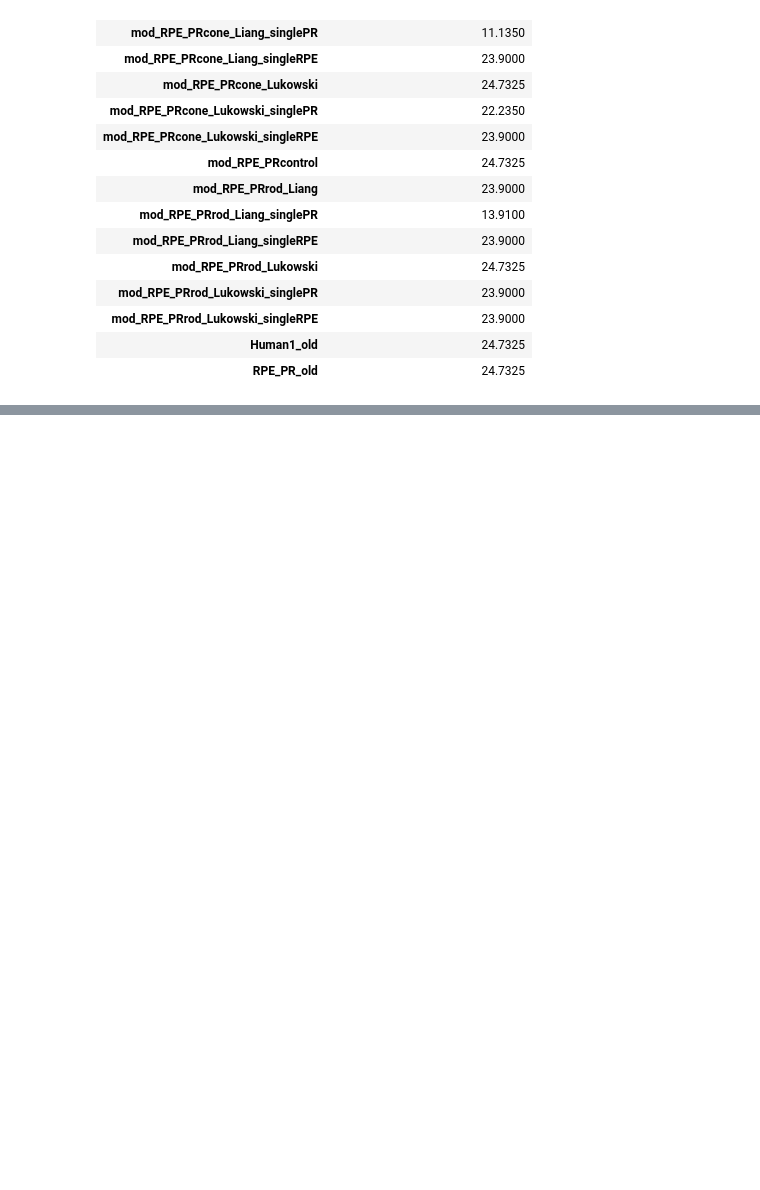
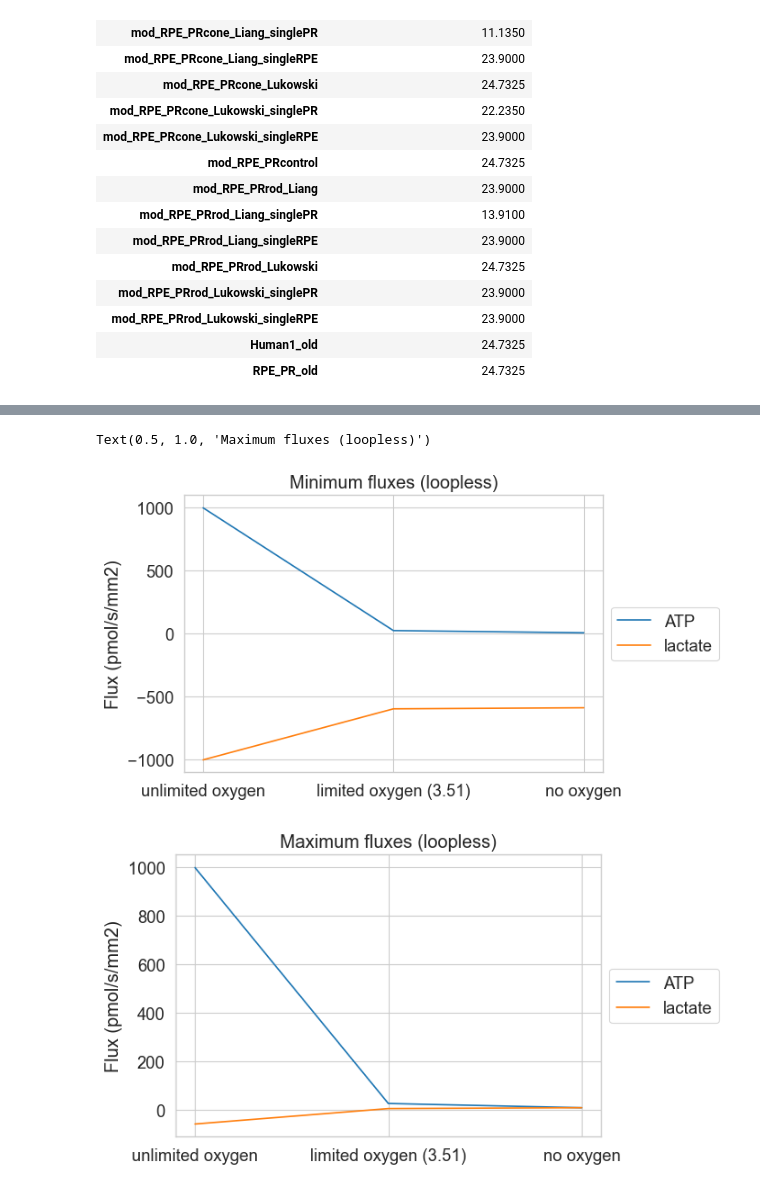
Before and after one commit to stellaprins/Human1_RPE-PR, a Jupyter notebook: jupyter/RPE-PR/finished analyses/FVA_lactate_unlimited.ipynb, the cells around one changed output, grey strips where cells are left out. Drawn from its saved outputs; the diff is of its cells as text; code cells hidden in the pictures; blank space fills up the shorter version.

```diff
--- a/jupyter/RPE-PR/finished analyses/FVA_lactate_unlimited.ipynb
+++ b/jupyter/RPE-PR/finished analyses/FVA_lactate_unlimited.ipynb
@@ -283,0 +254,10 @@ df_combined
+# %%
+# select oxygen and lactate exchange reactions, and PR ATP hydrolysis reaction
+
+# 'MAR03964_PR' PR ATP hydrolysis
+# 'MAR09048_RPE' oxygen
+# 'MAR09135_RPE' lactate
+
+df_combined_selection = df_combined.loc[['MAR03964_PR', 'MAR09048_RPE', 'MAR09135_RPE'], :]
+df_combined_selection = df_combined.loc[['MAR03964_PR', 'MAR09135_RPE'], :]
+df_combined_selection
@@ -283,0 +269,59 @@ df_combined
+# %%
+# select min loopless columns only (columns containing 'min_loopless')
+df_min_loopless = df_combined_selection[[c for c in df_combined_selection.columns if 'min_loopless' in c]]
+df_max_loopless = df_combined_selection[[c for c in df_combined_selection.columns if 'max_loopless' in c]]
+
+df_max_loopless.transpose()
+
+# line plot df_min_loopless
+import matplotlib.pyplot as plt
+import seaborn as sns
+sns.set_style("whitegrid")
+
+# plot
+fig, ax = plt.subplots(figsize=(6, 4))
+df_min_loopless.transpose().plot(ax=ax, legend=False)
+ax.set_ylabel('Flux (pmol/s/mm2)')
+
+# rotate x-axis labels
+for item in ax.get_xticklabels():
+    item.set_rotation(0)
+
+# set x labels
+ax.set_xticks([0,1,2])
+ax.set_xticklabels(['unlimited oxygen','limited oxygen (3.51)','no oxygen'])
+
+# add legend
+ax.legend(loc='center left', bbox_to_anchor=(1, 0.5))
+
+# change legend labels
+handles, labels = ax.get_legend_handles_labels()
+ax.legend(handles, ['ATP', 'lactate'], loc='center left', bbox_to_anchor=(1, 0.5))
+# title plot
+plt.title('Minimum fluxes (loopless)')
+
+# plot
+fig, ax = plt.subplots(figsize=(6, 4))
+df_max_loopless.transpose().plot(ax=ax, legend=False)
+ax.set_ylabel('Flux (pmol/s/mm2)')
+
+# rotate x-axis labels
+for item in ax.get_xticklabels():
+    item.set_rotation(0)
+
+# set x labels
+ax.set_xticks([0,1,2])
+ax.set_xticklabels(['unlimited oxygen','limited oxygen (3.51)','no oxygen'])
+
+# add legend
+ax.legend(loc='center left', bbox_to_anchor=(1, 0.5))
+
+# change legend labels
+handles, labels = ax.get_legend_handles_labels()
+ax.legend(handles, ['ATP', 'lactate'], loc='center left', bbox_to_anchor=(1, 0.5))
+# title plot
+plt.title('Maximum fluxes (loopless)')
+# %% [output]
+Text(0.5, 1.0, 'Maximum fluxes (loopless)')
+[figure, added]
+[figure, added]
```
Also changed, not shown: parts of 25 cells of this notebook.
